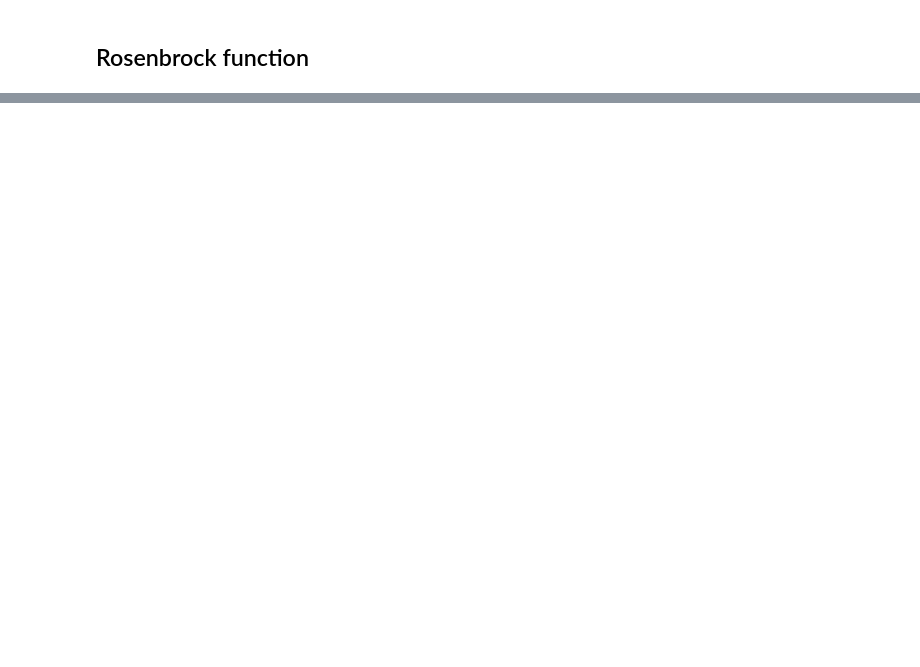
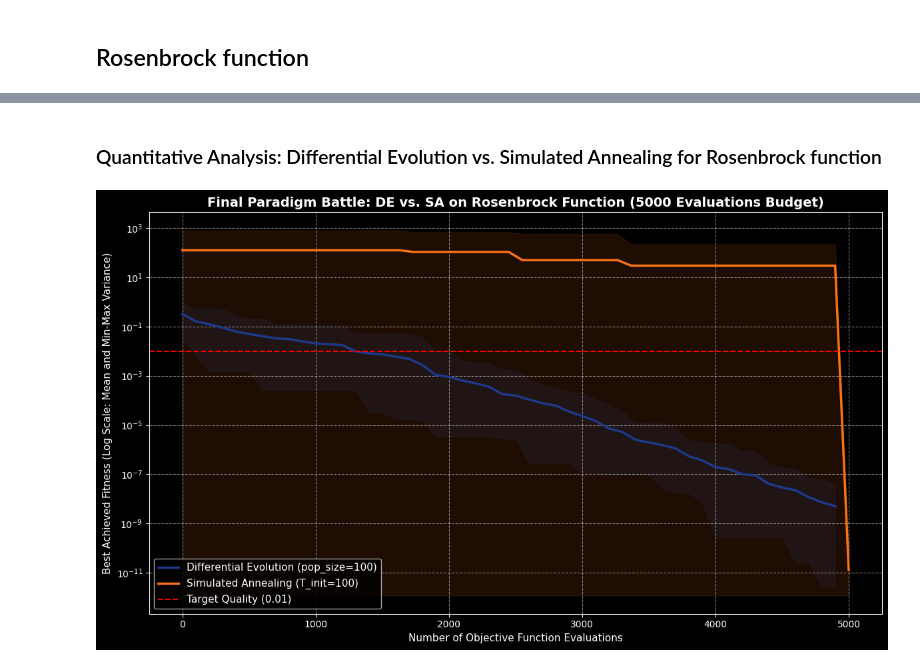
Before and after one commit to bartoszkordek/msi-2-heuristics-analysis, a Jupyter notebook: heuristics-analysis.ipynb, the cells around one changed output, grey strips where cells are left out. Cells and saved outputs as stored; diff of their text form; code cells hidden in the pictures; blank space fills up the shorter version.

```diff
--- a/heuristics-analysis.ipynb
+++ b/heuristics-analysis.ipynb
@@ -474,0 +949,19 @@ This final set of results neatly concludes our research project:
+# %%
+# Standard, literature bounds for the Rosenbrock function benchmark
+# Note: Bounds are locked to [-2.0, 2.0] as per standard literature conventions
+problem_bounds = [(-2.0, 2.0), (-2.0, 2.0)]
+
+# Convergence threshold (distance to the true minimum)
+target_val = 0.01
+
+# Symmetrical temperature variants with finer steps for Rosenbrock sensitivity analysis
+temperature_variants = [5, 10, 25, 50, 100]
+
+# --- Extended Architecture: Added for 30 runs statistical analysis ---
+N_runs = 30  # Number of independent runs to eliminate luck and stochastic noise
+max_cycles = 50  # Budget control adjusted to match DE workload (50 cycles * ~100 evals = 5000 evals)
+
+# Dynamic dictionary initialization based on the temperature_variants list
+# Stores the full list of fitness values over cooling cycles for each run
+sa_history_statistical = {temp: [] for temp in temperature_variants}
+sa_true_success_counts = {temp: 0 for temp in temperature_variants}
@@ -474,0 +1147,50 @@ This final set of results neatly concludes our research project:
+# %% [markdown]
+### Quantitative Analysis: Differential Evolution vs. Simulated Annealing for Rosenbrock function
+# %%
+# Enforce inline plotting mode for Jupyter
+%matplotlib inline
+
+plt.figure(figsize=(12, 7))
+
+# 1. Process DE Data for Rosenbrock (pop_size = 100)
+# Dynamic evaluation scaling: 100 individuals * 50 generations = 5000 evals
+de_matrix = np.array(history_data_statistical[100])
+de_mean = np.mean(de_matrix, axis=0)
+de_min = np.min(de_matrix, axis=0)
+de_max = np.max(de_matrix, axis=0)
+de_evals_x = np.arange(len(de_mean)) * 100
+
+# 2. Process SA Data for Rosenbrock (T_init = 100)
+# Uniform interpolation across the identical 5000 evaluations budget
+sa_matrix = np.array(sa_history_statistical[100])
+sa_mean = np.mean(sa_matrix, axis=0)
+sa_min = np.min(sa_matrix, axis=0)
+sa_max = np.max(sa_matrix, axis=0)
+sa_evals_x = np.linspace(0, 5000, len(sa_mean))
+
+# --- PLOTTING THE PARADIGM COMPARISON ---
+# Plot Differential Evolution (Navy Blue theme)
+plt.plot(de_evals_x, de_mean, label="Differential Evolution (pop_size=100)", color="#1e3a8a", linewidth=2.5)
+plt.fill_between(de_evals_x, de_min, de_max, color="#1e3aaf", alpha=0.12)
+
+# Plot Simulated Annealing (Orange theme)
+plt.plot(sa_evals_x, sa_mean, label="Simulated Annealing (T_init=100)", color="#f97316", linewidth=2.5)
+plt.fill_between(sa_evals_x, sa_min, sa_max, color="#f97316", alpha=0.12)
+
+# Target threshold line
+plt.axhline(y=target_val, color="red", linestyle="--", linewidth=1.5, label=f"Target Quality ({target_val})")
+
+# Academic chart formatting
+plt.yscale('log')
+plt.title('Final Paradigm Battle: DE vs. SA on Rosenbrock Function (5000 Evaluations Budget)', fontsize=14, fontweight='bold')
+plt.xlabel('Number of Objective Function Evaluations', fontsize=11)
+plt.ylabel('Best Achieved Fitness (Log Scale: Mean and Min-Max Variance)', fontsize=11)
+plt.grid(True, which="both", ls="--", alpha=0.5)
+
+# Perfect legend placement in the lower left corner
+plt.legend(fontsize=11, loc='lower left')
+
+plt.tight_layout()
+plt.show()
+# %% [output]
+[figure, added]
```
Also changed, not shown: parts of 64 cells of this notebook.
